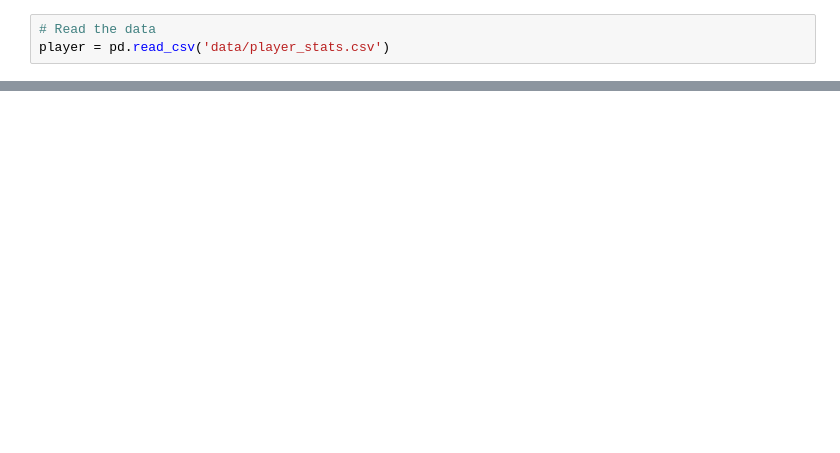
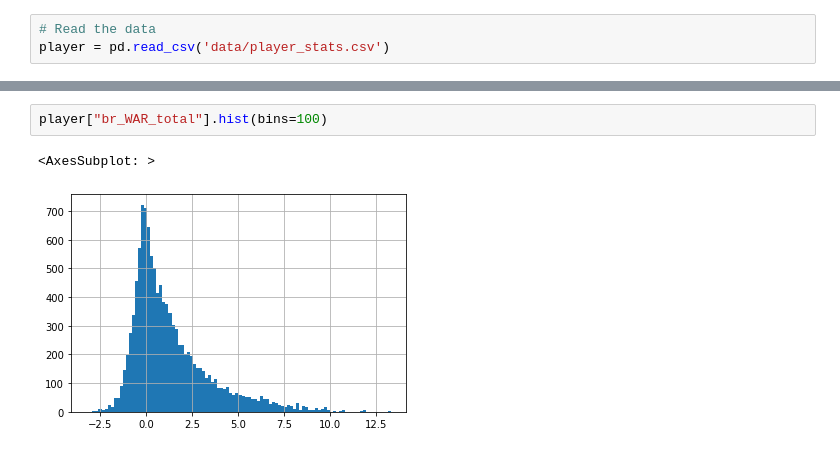
Before and after one commit to ghelms/MoneyBall-2.0, a Jupyter notebook: RQ4.ipynb, the cells around one changed output, grey strips where cells are left out. Cells and saved outputs as stored; diff of their text form; blank space fills up the shorter version.

```diff
--- a/RQ4.ipynb
+++ b/RQ4.ipynb
@@ -12,0 +28,5 @@ player = player.dropna(subset=['salary'])
+# %%
+player["br_WAR_total"].hist(bins=100)
+# %% [output]
+<AxesSubplot: >
+[figure, added]
```
Also changed, not shown: parts of 6 cells of this notebook, 2 other files.
